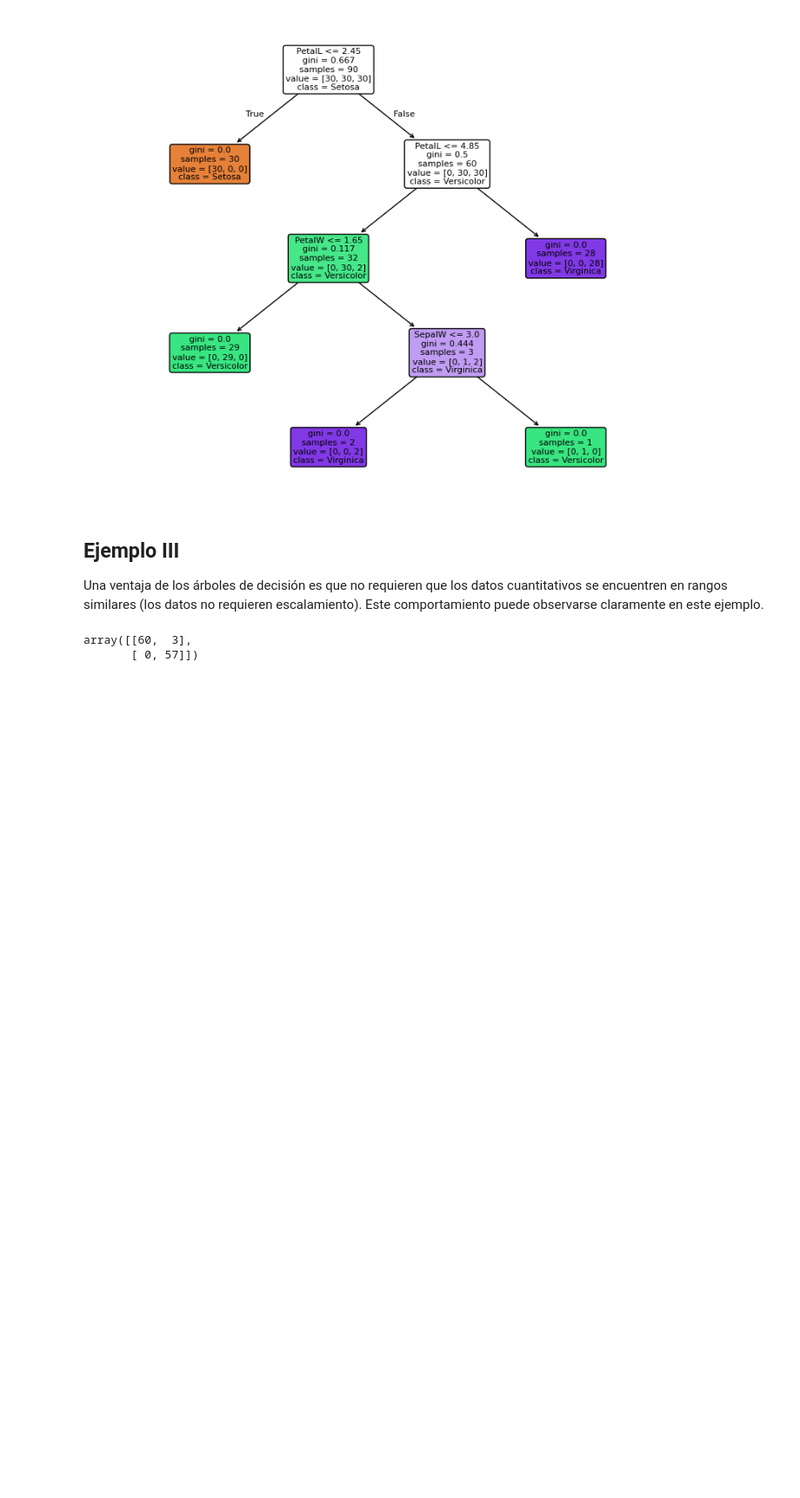
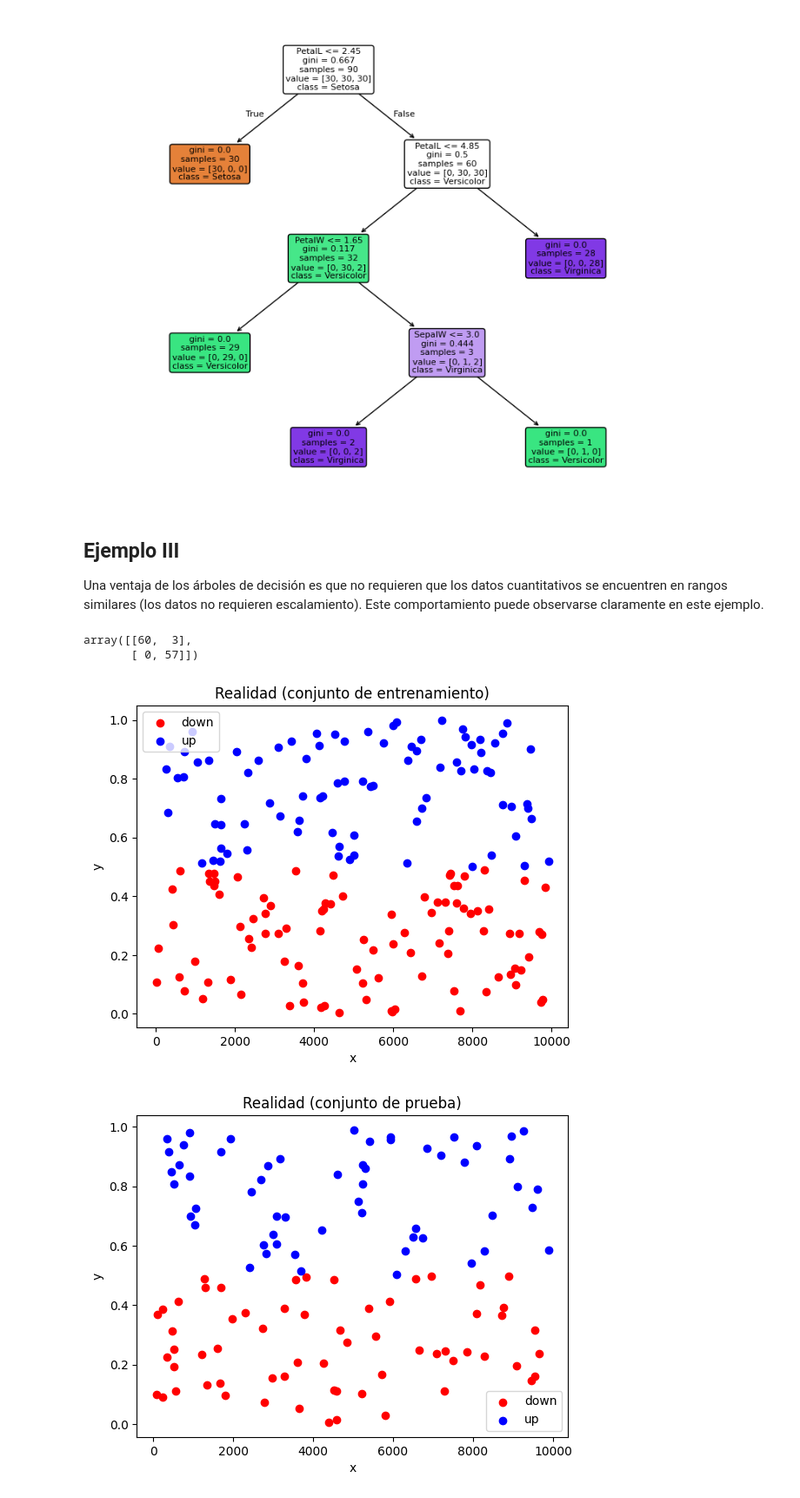
Before and after one commit to jcobayliss/TC3002B-M2, a Jupyter notebook: codes/08 - Árboles de decisión.ipynb, the cells around one changed output. Shown at 87% size. Cells and saved outputs as stored; diff of their text form; code cells hidden in the pictures; blank space fills up the shorter version.

```diff
--- a/codes/08 - Árboles de decisión.ipynb
+++ b/codes/08 - Árboles de decisión.ipynb
@@ -175,3 +168,27 @@ confusion_matrix(y_test, prediction)
 # %% [output]
 array([[60,  3],
        [ 0, 57]])
+# %%
+# Asociamos un color a cada etiqueta de la clase
+labels = {"up": "blue", "down": "red"}
+
+# Visualizamos el patrón 2D de la realidad en el conjunto de entrenamiento
+x1 = X_train.iloc[:, 0].values
+x2 = X_train.iloc[:, 1].values
+y = y_train
+plot2D(x1, x2, y, labels, "Realidad (conjunto de entrenamiento)")
+
+# Visualizamos el patrón 2D de la realidad en el conjunto de prueba
+x1 = X_test.iloc[:, 0].values
+x2 = X_test.iloc[:, 1].values
+y = y_test
+plot2D(x1, x2, y, labels, "Realidad (conjunto de prueba)")
+
+# Visualizamos el patrón 2D de la predicción en el conjunto de prueba
+x1 = X_test.iloc[:, 0].values
+x2 = X_test.iloc[:, 1].values
+y = prediction
+plot2D(x1, x2, y, labels, "Predicción (conjunto de prueba)")
+# %% [output]
+[figure, added]
+[figure, added]
```
Also changed, not shown: parts of 8 cells of this notebook, 3 other files.
